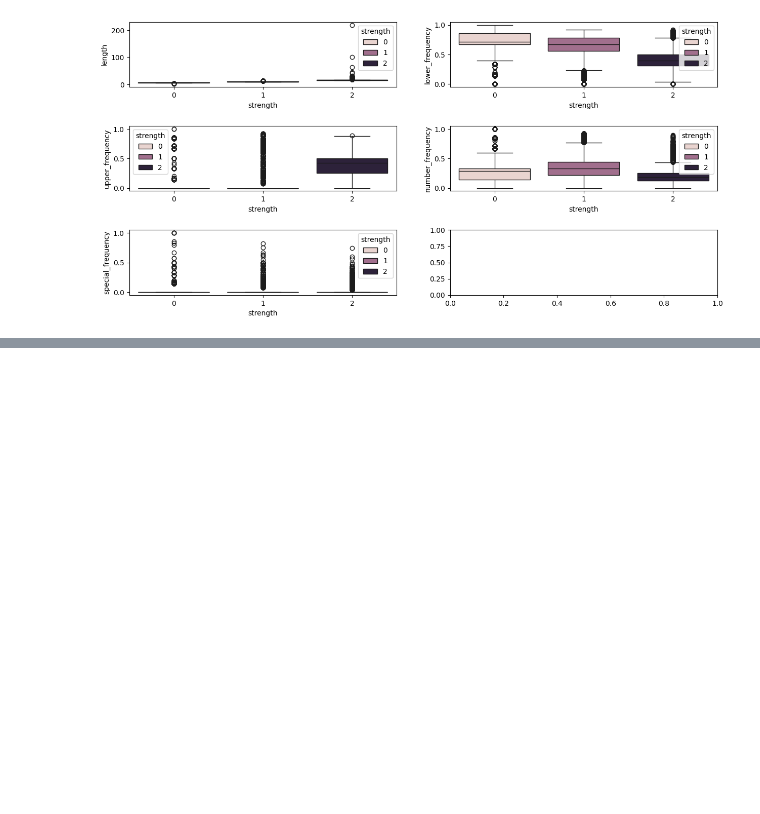
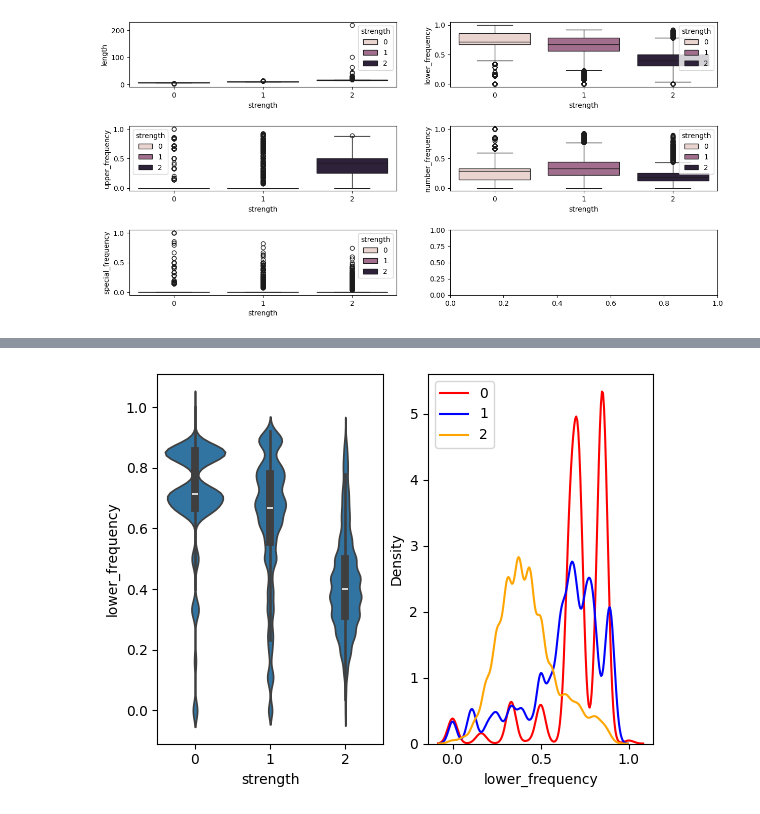
Before and after one commit to VirajThakur03/Predict-Password-strength-using-NLP, a Jupyter notebook: NLP_password_strength.ipynb, the cells around one changed output, grey strips where cells are left out. Drawn from its saved outputs; the diff is of its cells as text; code cells hidden in the pictures; blank space fills up the shorter version.

```diff
--- a/NLP_password_strength.ipynb
+++ b/NLP_password_strength.ipynb
@@ -334,0 +359,4 @@ plt.subplots_adjust(hspace=0.6)
+# %%
+get_dist(data,"lower_frequency")
+# %% [output]
+[figure, added]
```
Also changed, not shown: parts of 19 cells of this notebook.
